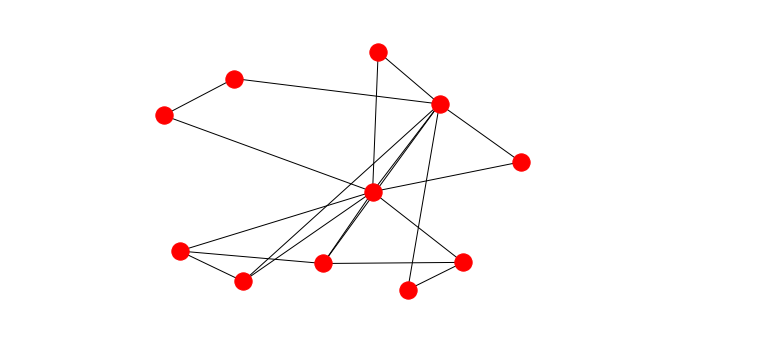
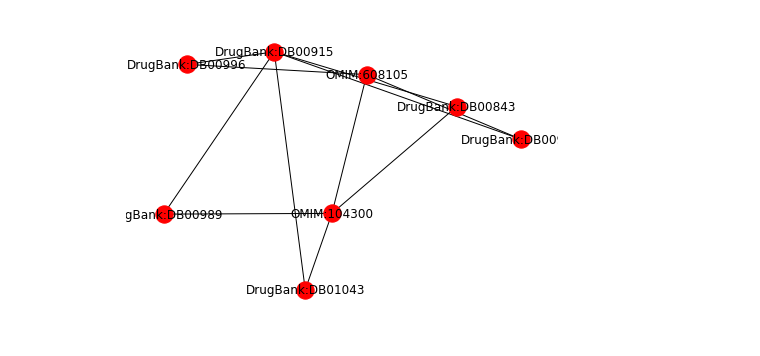
Before and after one commit to MaastrichtU-IDS/translator-openpredict, a Jupyter notebook: notebook/Explanation.ipynb, the cells around one changed output. Saved outputs shown, nothing was run; the diff lists cells and outputs as text; code cells hidden in the pictures.

Commit message:
refactor generate explanation function

```diff
--- a/notebook/Explanation.ipynb
+++ b/notebook/Explanation.ipynb
@@ -77,5 +89,5 @@ def get_evidence_graph_for_pairs(drug, disease, drug_emb_vectors, disease_emb_ve
                                                                                })
     return g
 # %%
-g1 = get_evidence_graph_for_pairs(
-    'DB00570', '236000', drug_fp_vectors, disease_hp_vectors)
+g1 = generate_paths_for_apair(
+    'DB00915', '104300', drug_fp_vectors, disease_hp_vectors)
@@ -110,10 +104,11 @@ g1.node['DrugBank:DB00572']
 # %%
-length, path = nx.single_source_dijkstra(g1, 'DrugBank:DB00570', 'OMIM:236000')
+length, path = nx.single_source_dijkstra(g1, 'DrugBank:DB00915', 'OMIM:104300')
 # %%
 #length, path = nx.single_source_dijkstra(g1, 'DrugBank:DB00570', 'OMIM:236000')
 path_weight = {}
-for path in nx.all_simple_paths(g1, 'DrugBank:DB00570', 'OMIM:236000', cutoff=5):
+for path in nx.all_simple_paths(g1, 'DrugBank:DB00915', 'OMIM:104300', cutoff=4):
     #print (path)
+    #break
     dpath = 0
     for i in range(len(path)-1):
         #print(g1[path[i]][path[i+1]])
@@ -145,11 +141,11 @@ path_weight_dict[:10]
 # %%
 import ast
 G = nx.Graph()
-for p, s in path_weight_dict[:10]:
+for p, s in path_weight_dict[:5]:
     path = ast.literal_eval(p)
     print(path, s)
     for i in range(len(path)-1):
-        print(path[i])
+        #print(path[i])
         s_node_name = path[i]
         t_node_name = path[i+1]
         edge_data = g1[s_node_name][t_node_name]
@@ -249,19 +254,20 @@ graph_json
 # %%
 import matplotlib.pyplot as plt
 #G = nx.dodecahedral_graph()
 #nx.draw(G)  # networkx draw()
 #plt.draw()  # pyplot draw()
-#plt.show()
+plt.show()
 
 options = {
-    "font_size": 36,
+    "font_size": 20,
     "node_size": 3000,
     "node_color": "white",
     "edgecolors": "black",
     "linewidths": 5,
-    "width": 5,
+    "width": 15,
 }
-nx.draw(G, pos=nx.spring_layout(G))
+#nx.draw(G, pos=nx.multipartite_layout(G), with_labels=True)
+nx.draw(G, with_labels=True)
 plt.draw()
 # %% [output]
-[figure, old version]
+[figure, new version]
```
Also changed, not shown: parts of 17 cells of this notebook.
